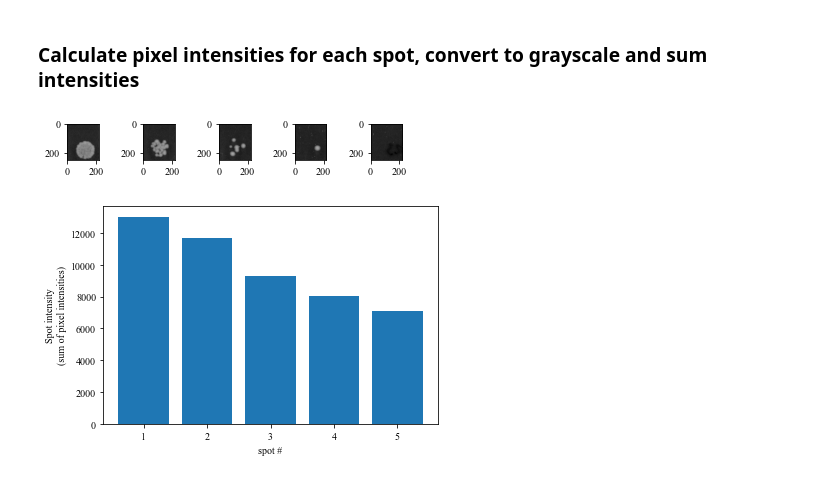
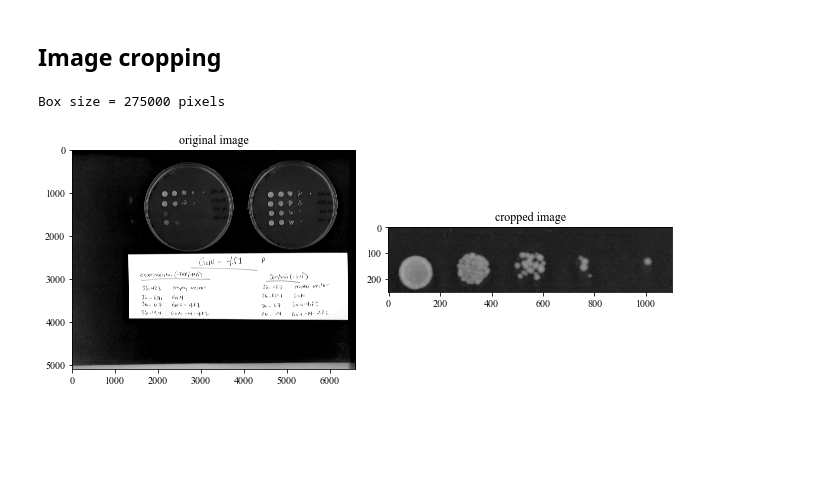
Before and after one commit to jharman25/bioimage_quant, a Jupyter notebook: spotting-assay-example.ipynb, the cells around one changed output. Saved outputs shown, nothing was run; the diff lists cells and outputs as text; code cells hidden in the pictures; blank space fills up the shorter version.

Commit message:
spotting-assay-update

```diff
--- a/spotting-assay-example.ipynb
+++ b/spotting-assay-example.ipynb
@@ -36,20 +7,16 @@ image1 = bq.image_cropping(f, x1, y1, x2, y2)
-# %% [markdown]
-### Calculate pixel intensities for each spot, convert to grayscale and sum intensities
-# %%
-# Edit number of samples per image below.
-# Also provide a pixel range where there are no spots for background subtraction -
-# these values correspond to the y values in the cropped images above
-# in this example, we're using y-axis pixel rows 0-30 for background subtraction
-
-num_samples = 5
-
-baseline1 = 0
-baseline2 = 30
-
-# outputs background-subtrated average pixel intensities per column for your image
-
-data1 = bq.spot_calculator(image1, num_samples, baseline1, baseline2)
-# See images below for sanity check on your spot cropping
-# %% [output]
-[figure, removed]
-[figure, removed]
+# %% [markdown]
+## **Image cropping**
+# %%
+f = 'yeast_spotting_example.png'
+
+x1 = 2050
+y1 = 850
+x2 = 3150
+y2 = 1100
+
+output = "f_p1_row1.npy"
+
+f_row1 = bq.image_cropping(f, x1, y1, x2, y2, output)
+# %% [output]
+Box size = 275000 pixels
+[figure, added]
```
Also changed, not shown: parts of 10 cells of this notebook, 11 other files.
